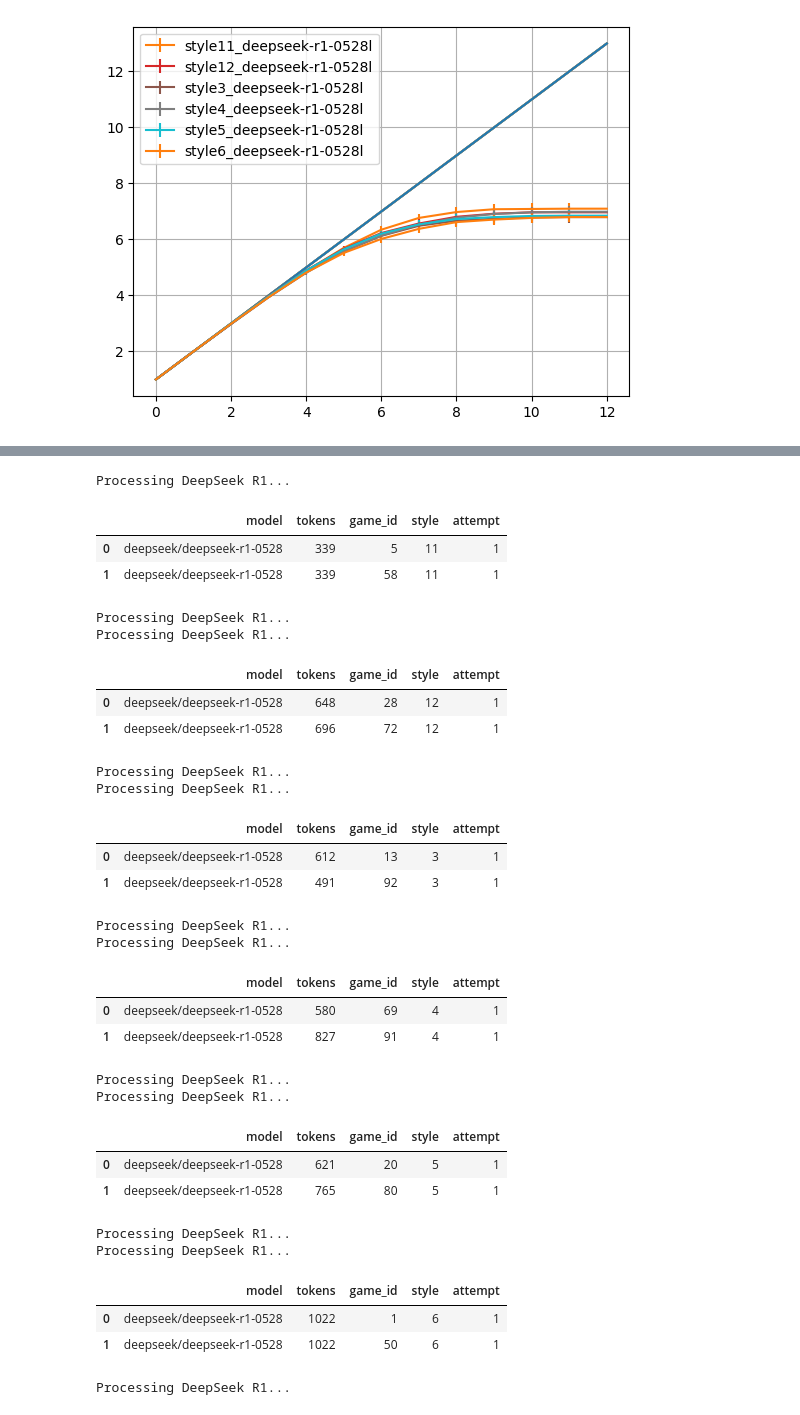
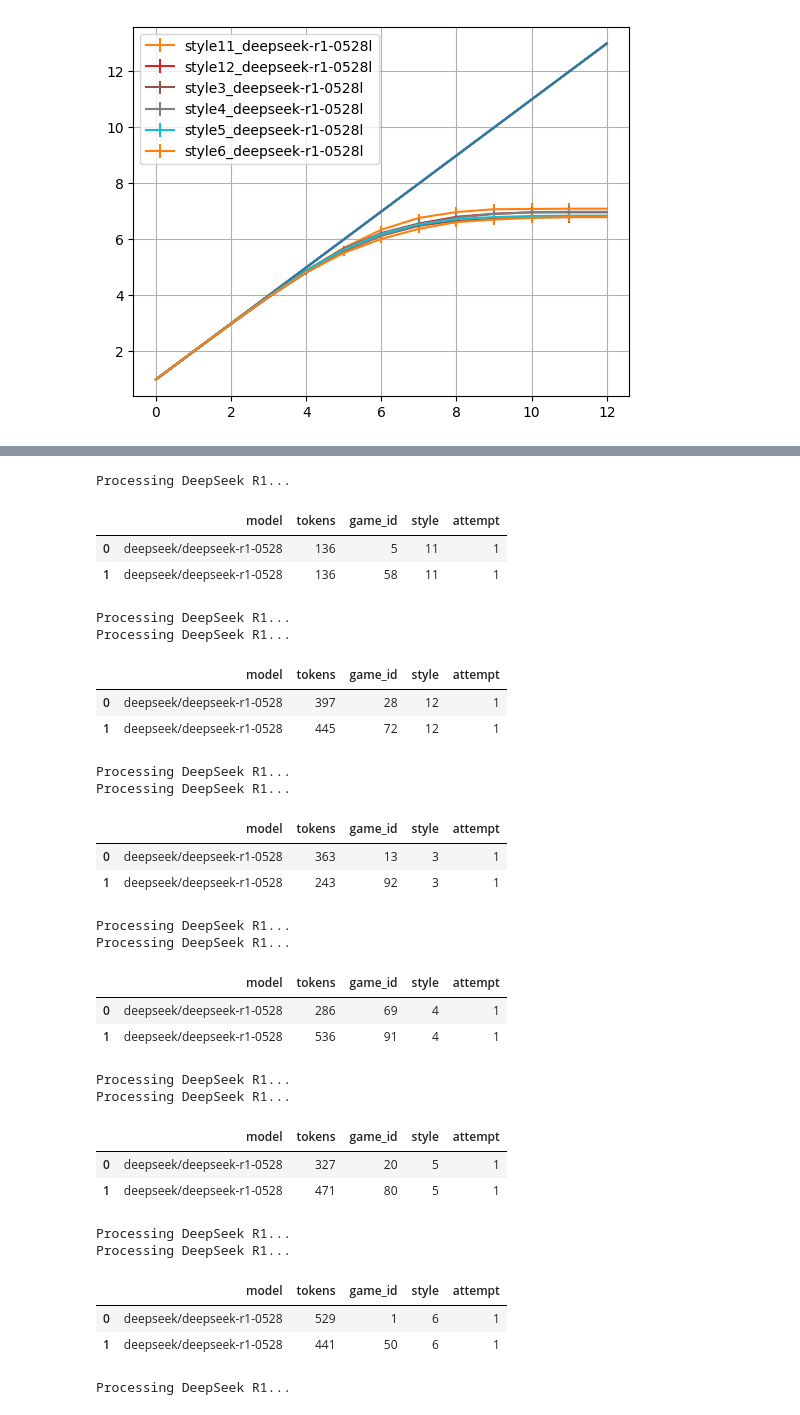
Before and after one commit to jakob-bjorner/optimal-explorer-dev, a Jupyter notebook: reports/2025-06-19_token_efficiency.ipynb, the cells around one changed output, grey strips where cells are left out. Saved outputs shown, nothing was run; the diff lists cells and outputs as text; code cells hidden in the pictures.

```diff
--- a/reports/2025-06-19_token_efficiency.ipynb
+++ b/reports/2025-06-19_token_efficiency.ipynb
@@ -61,3 +61,31 @@ plt.show()
 [6733 6633 6433 6133 5736 5247 4682 4061 3407 2734 2054 1370  685]
 [6637 6537 6337 6038 5644 5162 4610 4008 3370 2708 2037 1360  680]
 [figure]
+# %%
+for style in ["11", "12", "3", "4", "5", "6"]:
+    results_path: str = f'../src/optimal_explorer/strategies/combination_lock/logs/game_results/style{style}.jsonl'
+    llm_call_path: str = f'../src/optimal_explorer/strategies/combination_lock/logs/llm_calls/style{style}_'
+    bayes_optimal_path: str = f'../src/optimal_explorer/strategies/combination_lock/logs/bayes_optimal.jsonl'
+    models = [
+        # "Gemini Pro 2.5",
+        "DeepSeek R1",
+        # "Claude Opus 4",
+        # "Claude 3.5 Sonnet",
+        # "OpenAI o3",
+    ]
+    llm_call_file_ids = [
+        # "gemini-2.5-pro-preview",
+        "deepseek-r1-0528",
+        # "claude-opus-4",
+        # "claude-3.5-sonnet",
+        # "o3",
+    ]
+
+    for i, model in enumerate(models):
+        print(f"Processing {model}...")
+        with open(f'{llm_call_path}{llm_call_file_ids[i]}.jsonl', 'r') as f:
+            for line in f:
+                data = json.loads(line)
+                break
+        break
+    break
@@ -64,4 +114,6 @@ plt.show()
 # %%
+tokens_type = 'completion_tokens' # 'completion_tokens' # 'total_tokens'
+
 fig = go.Figure()
 # style = "3"
 for style in ["11", "12", "3", "4", "5", "6"]:
@@ -101,10 +153,9 @@ for style in ["11", "12", "3", "4", "5", "6"]:
                 data = json.loads(line)
                 model_name = data['model']
                 try:
-
-                    tokens = data['usage']['total_tokens']
+                    tokens = data['usage'][tokens_type]
                     if style == 6:
-                        tokens += sum(d["usage"]['total_tokens'] for d in data['other_lm_calls'])
+                        tokens += sum(d["usage"][tokens_type] for d in data['other_lm_calls'])
                 except:
                     tokens = 0
                 game_id = data['game_id']
@@ -170,59 +221,59 @@ for style in ["11", "12", "3", "4", "5", "6"]:
             fill='toself',
             fillcolor=hex_to_rgba(colors[i], 0.2),  # use rgba for transparency
             line=dict(color='rgba(255,255,255,0)'),
             hoverinfo="skip",
             showlegend=False,
             name=f"{model} error",
         ))
 
         # Add mean line
         fig.add_trace(go.Scatter(
             x=x,
             y=y,
             mode='lines+markers',
             name=model + f" s={style}",
             line=dict(color=colors[i], width=4),
             marker=dict(size=10),
         ))
     fig.update_layout(
         title='',
         xaxis_title='Episode',
         yaxis_title='Tokens Used (Total)',
         legend_title='Model',
         template='plotly_white',
         width=650,
         height=450,
     )
-    display(fig)
+    # display(fig)
     # break
 # %% [output]
 Processing DeepSeek R1...
 |  | model | tokens | game_id | style | attempt |
-| 0 | deepseek/deepseek-r1-0528 | 339 | 5 | 11 | 1 |
-| 1 | deepseek/deepseek-r1-0528 | 339 | 58 | 11 | 1 |
+| 0 | deepseek/deepseek-r1-0528 | 136 | 5 | 11 | 1 |
+| 1 | deepseek/deepseek-r1-0528 | 136 | 58 | 11 | 1 |
 Processing DeepSeek R1...
 Processing DeepSeek R1...
 |  | model | tokens | game_id | style | attempt |
-| 0 | deepseek/deepseek-r1-0528 | 648 | 28 | 12 | 1 |
-| 1 | deepseek/deepseek-r1-0528 | 696 | 72 | 12 | 1 |
+| 0 | deepseek/deepseek-r1-0528 | 397 | 28 | 12 | 1 |
+| 1 | deepseek/deepseek-r1-0528 | 445 | 72 | 12 | 1 |
 Processing DeepSeek R1...
 Processing DeepSeek R1...
 |  | model | tokens | game_id | style | attempt |
-| 0 | deepseek/deepseek-r1-0528 | 612 | 13 | 3 | 1 |
-| 1 | deepseek/deepseek-r1-0528 | 491 | 92 | 3 | 1 |
+| 0 | deepseek/deepseek-r1-0528 | 363 | 13 | 3 | 1 |
+| 1 | deepseek/deepseek-r1-0528 | 243 | 92 | 3 | 1 |
 Processing DeepSeek R1...
 Processing DeepSeek R1...
 |  | model | tokens | game_id | style | attempt |
-| 0 | deepseek/deepseek-r1-0528 | 580 | 69 | 4 | 1 |
-| 1 | deepseek/deepseek-r1-0528 | 827 | 91 | 4 | 1 |
+| 0 | deepseek/deepseek-r1-0528 | 286 | 69 | 4 | 1 |
+| 1 | deepseek/deepseek-r1-0528 | 536 | 91 | 4 | 1 |
 Processing DeepSeek R1...
 Processing DeepSeek R1...
 |  | model | tokens | game_id | style | attempt |
-| 0 | deepseek/deepseek-r1-0528 | 621 | 20 | 5 | 1 |
-| 1 | deepseek/deepseek-r1-0528 | 765 | 80 | 5 | 1 |
+| 0 | deepseek/deepseek-r1-0528 | 327 | 20 | 5 | 1 |
+| 1 | deepseek/deepseek-r1-0528 | 471 | 80 | 5 | 1 |
 Processing DeepSeek R1...
 Processing DeepSeek R1...
 |  | model | tokens | game_id | style | attempt |
-| 0 | deepseek/deepseek-r1-0528 | 1022 | 1 | 6 | 1 |
-| 1 | deepseek/deepseek-r1-0528 | 1022 | 50 | 6 | 1 |
+| 0 | deepseek/deepseek-r1-0528 | 529 | 1 | 6 | 1 |
+| 1 | deepseek/deepseek-r1-0528 | 441 | 50 | 6 | 1 |
 Processing DeepSeek R1...
```
Also changed, not shown: parts of 6 cells of this notebook, 4 other files.
